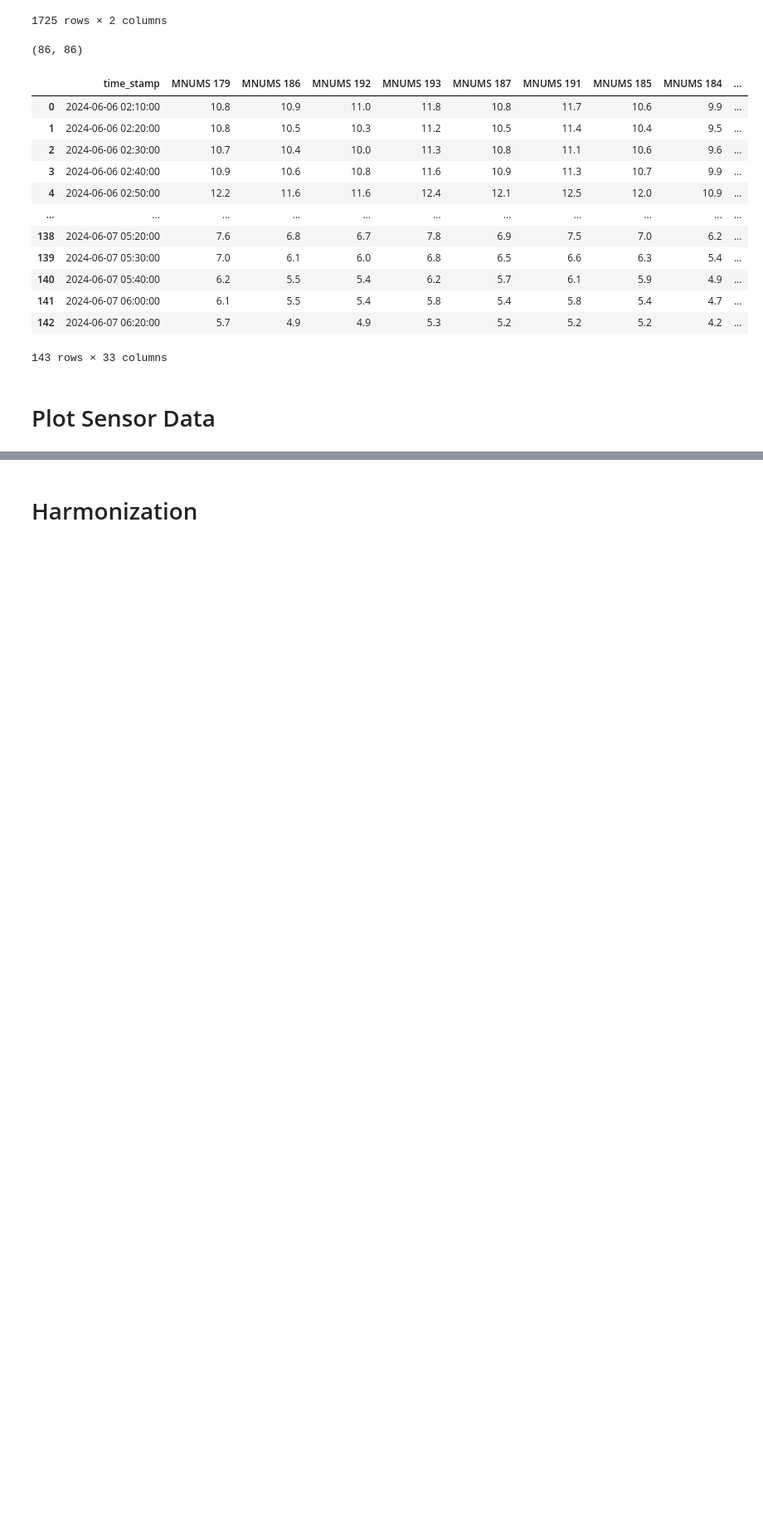
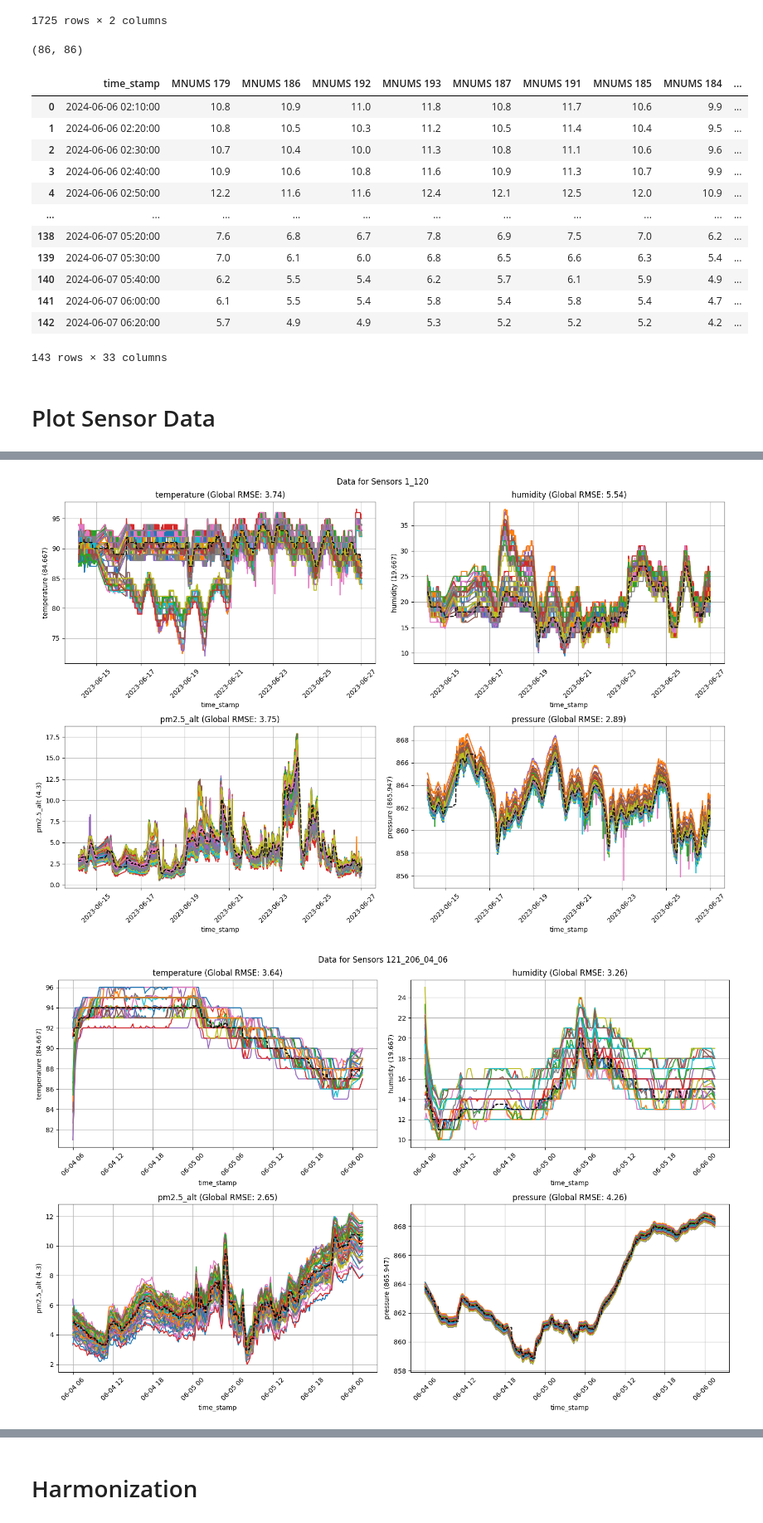
Before and after one commit to rishabhshah13/mongoliasensors, a Jupyter notebook: Harmonization.ipynb, the cells around one changed output, grey strips where cells are left out. Shown at 83% size. Drawn from its saved outputs; the diff is of its cells as text; code cells hidden in the pictures; blank space fills up the shorter version.

```diff
--- a/Harmonization.ipynb
+++ b/Harmonization.ipynb
@@ -512,0 +527,63 @@ plot_sensor_data('pm2.5_alt', cleaned_sensor_dataframes_121_206_06_07, units_dic
+# %%
+import matplotlib.pyplot as plt
+import numpy as np
+
+def plot_all_numeric_columns_with_global_rmse(numeric_columns, sensor_dataframes, units_dict, window_size=10,title='1_120'):
+    """
+    Generates a subplot for each numeric column, plotting sensor data, rolling median, and Global RMSE.
+    """
+    num_columns = len(numeric_columns)
+    nrows = int(np.ceil(num_columns / 2))  # Arrange plots in 2 columns
+    ncols = 2
+
+    fig, axes = plt.subplots(nrows, ncols, figsize=(15, 5 * nrows))
+    axes = axes.flatten()
+
+    for i, column_name in enumerate(numeric_columns):
+        # Step 1: Aggregate data
+        df = aggregate_sensor_data(sensor_dataframes, column_name)
+
+        # Step 2: Calculate rolling median
+        rolling_median = df.drop(columns=["time_stamp"]).rolling(window=window_size, min_periods=1).median()
+        overall_median = rolling_median.median(axis=1)
+
+        # Step 3: Calculate global RMSE
+        all_sensor_data = df.drop(columns=["time_stamp"]).values.flatten()
+        all_median_data = np.tile(overall_median.values, df.shape[1] - 1)  # Repeat median for each sensor
+        global_rmse = np.sqrt(np.mean((all_sensor_data - all_median_data) ** 2))
+
+        # Step 4: Plot each sensor's data
+        ax = axes[i]
+        for sensor_name in df.columns[1:]:  # Skip 'time_stamp'
+            ax.plot(df['time_stamp'], df[sensor_name], label=sensor_name)
+
+        # Plot rolling median
+        ax.plot(df['time_stamp'], overall_median, color='black', linestyle='dashed', label='Rolling Median')
+
+        # Add details
+        ax.set_xlabel('time_stamp')
+        ax.set_ylabel(f'{column_name} ({units_dict[column_name]})')
+        ax.set_title(f'{column_name} (Global RMSE: {global_rmse:.2f})')
+        # ax.legend(loc="best")
+        ax.tick_params(axis='x', rotation=45)
+        ax.grid(True)
+
+    # Turn off empty subplots
+    for j in range(i + 1, len(axes)):
+        fig.delaxes(axes[j])
+
+    fig.suptitle('Data for Sensors ' + title)
+    fig.tight_layout()
+    plt.show()
+
+
+# List of numeric columns
+numeric_columns = ['temperature', 'humidity', 'pm2.5_alt', 'pressure']
+
+# Generate multi-plot
+plot_all_numeric_columns_with_global_rmse(numeric_columns, cleaned_sensor_dataframes_1_120, units_dict, window_size=10,title='1_120')
+plot_all_numeric_columns_with_global_rmse(numeric_columns, cleaned_sensor_dataframes_121_206_04_06, units_dict, window_size=10,title='121_206_04_06')
+plot_all_numeric_columns_with_global_rmse(numeric_columns, cleaned_sensor_dataframes_121_206_06_07, units_dict, window_size=10,title='121_206_06_07')
+# %% [output]
+[figure, added]
+[figure, added]
```
Also changed, not shown: parts of 9 cells of this notebook, 29 other files.
